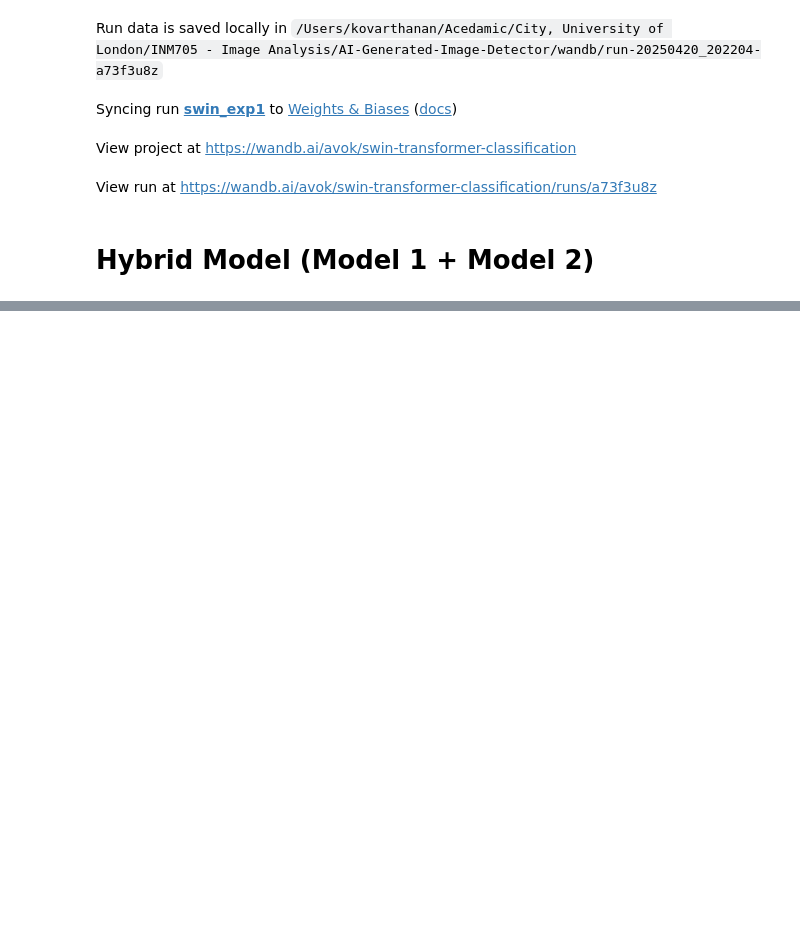
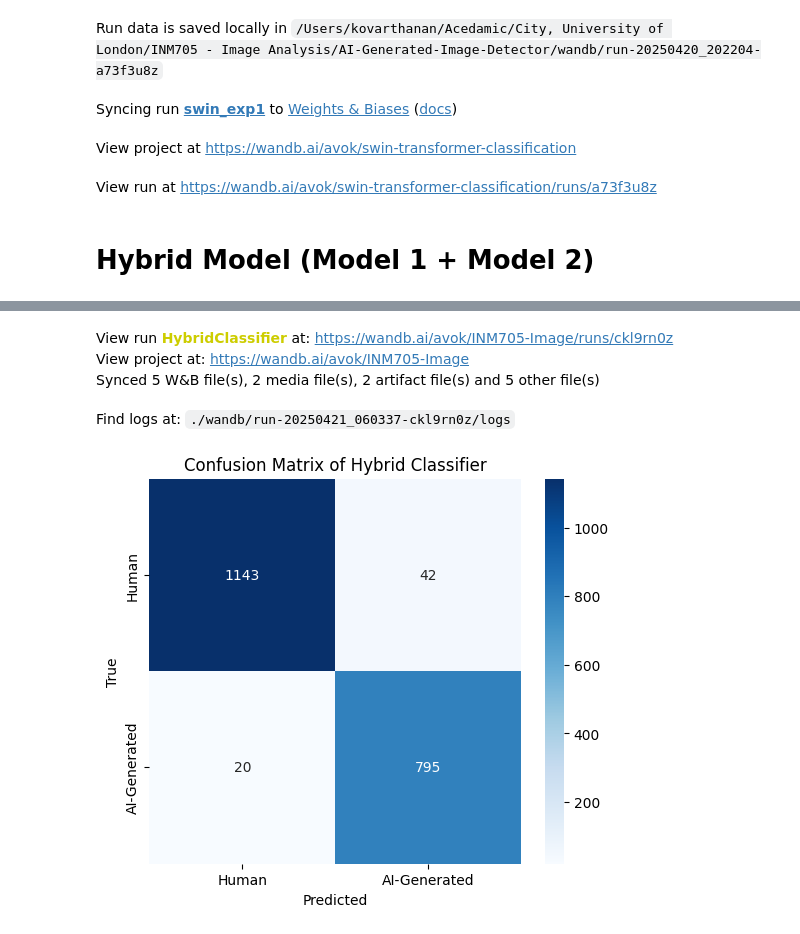
Before and after one commit to Kovarthanan07/AI-Generated-Image-Detector, a Jupyter notebook: main.ipynb, the cells around one changed output, grey strips where cells are left out. Drawn from its saved outputs; the diff is of its cells as text; code cells hidden in the pictures; blank space fills up the shorter version.

Commit message:
Hybrid model wandb

```diff
--- a/main.ipynb
+++ b/main.ipynb
@@ -872 +870,10 @@ hybrid_transform = transforms.Compose([
 ])
+# %%
+# Initialize wandb
+wandb.init(project="INM705-Image", name="HybridClassifier", config={
+    "epochs": 5,
+    "batch_size": 32,
+    "lr": 5e-5,
+})
+
+config = wandb.config
@@ -877,14 +892,21 @@ val_dataset = HybridDataset(val_df, transform=hybrid_transform)
 
 # DataLoaders
 train_loader = DataLoader(train_dataset, batch_size=32, shuffle=True, num_workers=0)
-val_loader = DataLoader(val_dataset, shuffle=False, num_workers=0)
+val_loader = DataLoader(val_dataset, batch_size= 32, shuffle=False, num_workers=0)
 # %%
 # Model
-model = HybridSwinCNN().to(device)
+model = HybridClassifier().to(device)
+wandb.watch(model, log='all', log_freq=100)
+
 
 # Loss and optimizer
 criterion = nn.BCELoss()
 optimizer = optim.AdamW(model.parameters(), lr=1e-4)
 scheduler = optim.lr_scheduler.ReduceLROnPlateau(optimizer, 'min', patience=3)
+# %%
+#setting up early stopping
+best_val_acc = 0
+patience = 3
+counter = 0
 # %%
 # Training loop
@@ -965,0 +1039,55 @@ for epoch in range(num_epochs):
+# %%
+model.eval()
+all_preds = []
+all_labels = []
+
+with torch.no_grad():
+    for (images, freq_images), labels in tqdm(val_loader, desc="Final Evaluation"):
+        images = images.to(device)
+        freq_images = freq_images.to(device)
+        labels = labels.to(device).unsqueeze(1)
+
+        outputs = model(images, freq_images)
+        predicted = (outputs > 0.5).float()
+
+        all_preds.extend(predicted.cpu().numpy())
+        all_labels.extend(labels.cpu().numpy())
+
+all_preds = np.array(all_preds).flatten()
+all_labels = np.array(all_labels).flatten()
+
+# Final accuracy
+final_accuracy = 100. * np.mean(all_preds == all_labels)
+print("\n Final Validation Accuracy of Hybrid Classifier : {:.2f}%".format(
+    final_accuracy))
+
+# Classification report
+class_names = ['Human', 'AI-Generated']
+report = classification_report(
+    all_labels, all_preds, target_names=class_names, output_dict=True)
+report_text = classification_report(
+    all_labels, all_preds, target_names=class_names)
+
+# Confusion matrix
+cm = confusion_matrix(all_labels, all_preds)
+cm_fig = plt.figure(figsize=(6, 5))
+sns.heatmap(cm, annot=True, fmt='d', cmap='Blues',
+            xticklabels=class_names, yticklabels=class_names)
+plt.title("Confusion Matrix of Hybrid Classifier")
+plt.xlabel("Predicted")
+plt.ylabel("True")
+
+# wandb log
+wandb.log({
+    "confusion_matrix of Hybrid Classifier": wandb.Image(cm_fig),
+    "classification_report of Hybrid Classifier": wandb.Table(columns=["class", "precision", "recall", "f1-score", "support"],
+                                         data=[[k, v["precision"], v["recall"], v["f1-score"], v["support"]]
+                                               for k, v in report.items() if k in class_names]),
+    "final_val_accuracy of Hybrid Classifier": final_accuracy
+})
+
+print("\n Classification Report of Hybrid Classifier:\n")
+print(report_text)
+
+wandb.finish()
+# %% [output]
@@ -965,0 +1121,5 @@ for epoch in range(num_epochs):
+View run HybridClassifier at: https://wandb.ai/avok/INM705-Image/runs/ckl9rn0z
+View project at: https://wandb.ai/avok/INM705-Image
+Synced 5 W&B file(s), 2 media file(s), 2 artifact file(s) and 5 other file(s)
+Find logs at: ./wandb/run-20250421_060337-ckl9rn0z/logs
+[figure, added]
```
Also changed, not shown: parts of 12 cells of this notebook.
